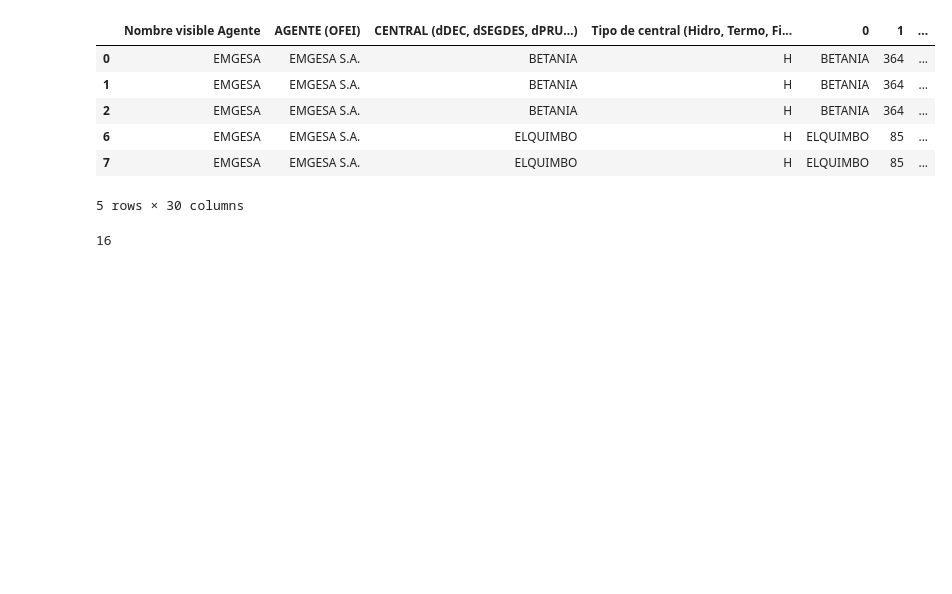
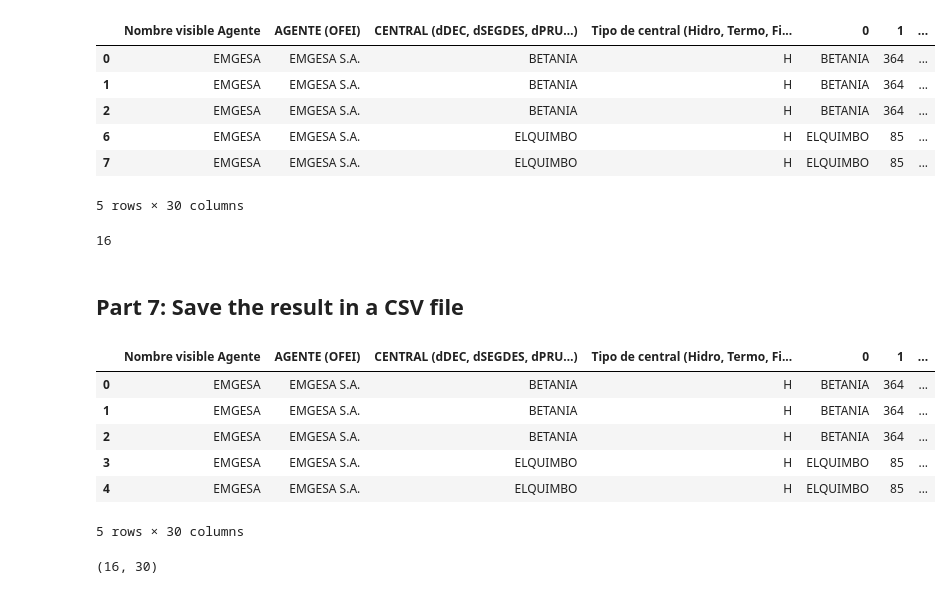
Before and after one commit to CesarArroyo09/Data-Science-Test-Solution, a Jupyter notebook: Solution_Files/DataManipulation.ipynb, the cells around one changed output. Drawn from its saved outputs; the diff is of its cells as text; code cells hidden in the pictures; blank space fills up the shorter version.

```diff
--- a/Solution_Files/DataManipulation.ipynb
+++ b/Solution_Files/DataManipulation.ipynb
@@ -224,3 +253,22 @@ merged_df.head()
 merged_df.shape[0]
 # %% [output]
 16
+# %% [markdown]
+## Part 7: Save the result in a CSV file
+# %%
+# Reset index of merged_df
+merged_df.reset_index(drop=True, inplace=True)
+# %%
+merged_df.head()
+# %% [output]
+|  | Nombre visible Agente | AGENTE (OFEI) | CENTRAL (dDEC, dSEGDES, dPRU…) | Tipo de central (Hidro, Termo, Fi... | 0 | 1 | ... |
+| 0 | EMGESA | EMGESA S.A. | BETANIA | H | BETANIA | 364 | ... |
+| 1 | EMGESA | EMGESA S.A. | BETANIA | H | BETANIA | 364 | ... |
+| 2 | EMGESA | EMGESA S.A. | BETANIA | H | BETANIA | 364 | ... |
+| 3 | EMGESA | EMGESA S.A. | ELQUIMBO | H | ELQUIMBO | 85 | ... |
+| 4 | EMGESA | EMGESA S.A. | ELQUIMBO | H | ELQUIMBO | 85 | ... |
+5 rows × 30 columns
+# %%
+merged_df.shape
+# %% [output]
+(16, 30)
```
Also changed, not shown: parts of 24 cells of this notebook, 1 other file.
